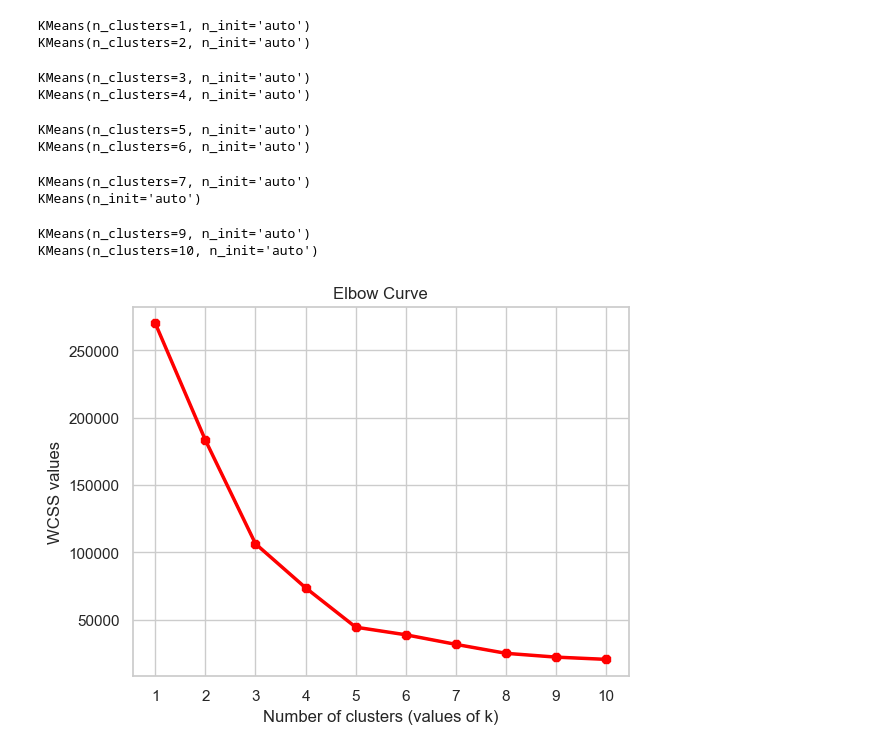
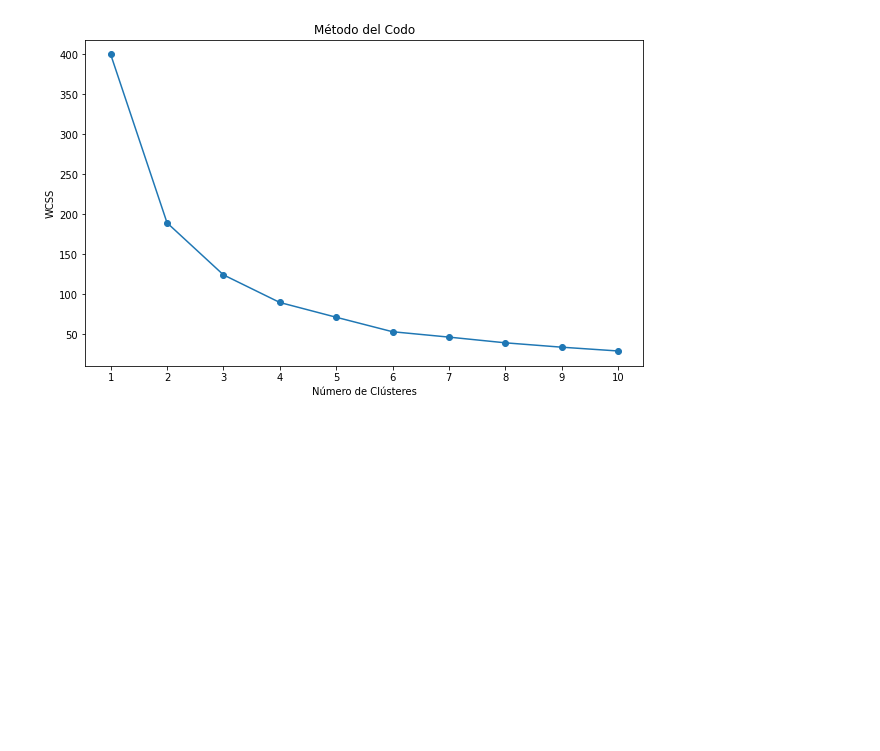
Before and after one commit to imdp85/Tarea4, a Jupyter notebook: KMEANS.ipynb, the cells around one changed output. Cells and saved outputs as stored; diff of their text form; code cells hidden in the pictures; blank space fills up the shorter version.

```diff
--- a/KMEANS.ipynb
+++ b/KMEANS.ipynb
@@ -51,9 +46,0 @@ plt.show()
-# %%
-sns.set(style="whitegrid")
-sns.displot(datos["Spending Score (1-100)"], kde=True, color="dodgerblue")
-
-plt.title('distribucion de la puntuacion de gastos', fontsize = 20)
-plt.xlabel('rango de puntuacion de gastos (1-100)')
-plt.ylabel('Count')
-
-plt.show()
@@ -62,12 +46,0 @@ plt.show()
-# %%
-genders = datos["Gender"].value_counts()
-
-colors = {
-    "Male": "dodgerblue",
-    "Female": "orange"
-}
-
-sns.set(style="whitegrid")
-sns.barplot(x=genders.index, y=genders.values, palette=colors)
-
-plt.show()
@@ -76,4 +113,4 @@ plt.show()
 # %%
-X = datos[["Annual Income (k$)","Spending Score (1-100)"]]
+X = datos[["Age","Spending Score (1-100)"]]
 X.head()
 # %% [output]
@@ -96,29 +134,19 @@ plt.show()
+# %%
+scaler = StandardScaler()
+datos_escalados = scaler.fit_transform(X)
 # %%
 wcss = []
 for i in range(1, 11):
-    k_means = KMeans(n_clusters=i, n_init="auto")
-    k_means.fit(X)
+    k_means = KMeans(n_clusters=i, random_state=42)
+    k_means.fit(datos_escalados)
     wcss.append(k_means.inertia_)
 
-# the elbow curve
-plt.plot(range(1, 11), wcss)
-plt.plot(range(1, 11), wcss, linewidth=2.5, color="red", marker="8")
-
-plt.title("Elbow Curve")
-plt.xlabel("Number of clusters (values of k)")
-plt.ylabel("WCSS values")
+plt.figure(figsize=(10, 6))
+plt.plot(range(1, 11), wcss, marker='o')
+plt.title('Método del Codo')
+plt.xlabel('Número de Clústeres')
+plt.ylabel('WCSS')
 plt.xticks(np.arange(1, 11, 1))
-
 plt.show()
 # %% [output]
-KMeans(n_clusters=1, n_init='auto')
-KMeans(n_clusters=2, n_init='auto')
-KMeans(n_clusters=3, n_init='auto')
-KMeans(n_clusters=4, n_init='auto')
-KMeans(n_clusters=5, n_init='auto')
-KMeans(n_clusters=6, n_init='auto')
-KMeans(n_clusters=7, n_init='auto')
-KMeans(n_init='auto')
-KMeans(n_clusters=9, n_init='auto')
-KMeans(n_clusters=10, n_init='auto')
-[figure, old version]
+[figure, new version]
```
Also changed, not shown: parts of 25 cells of this notebook.
